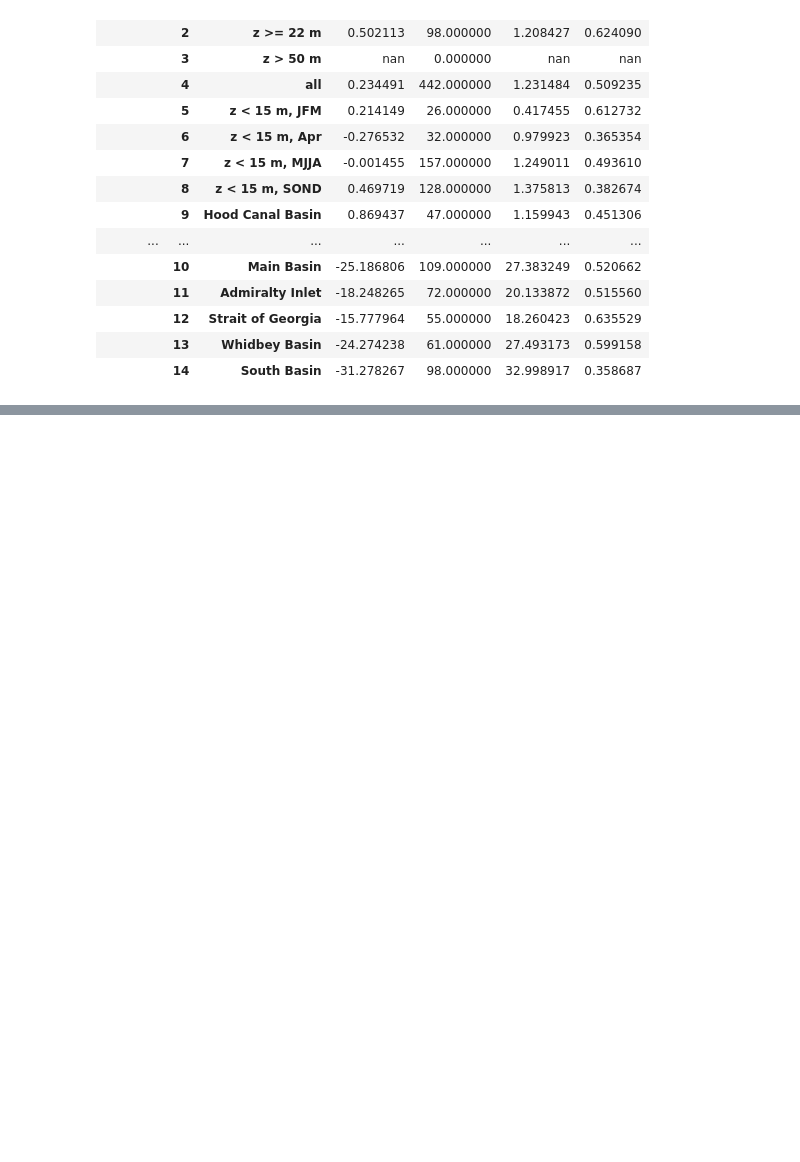
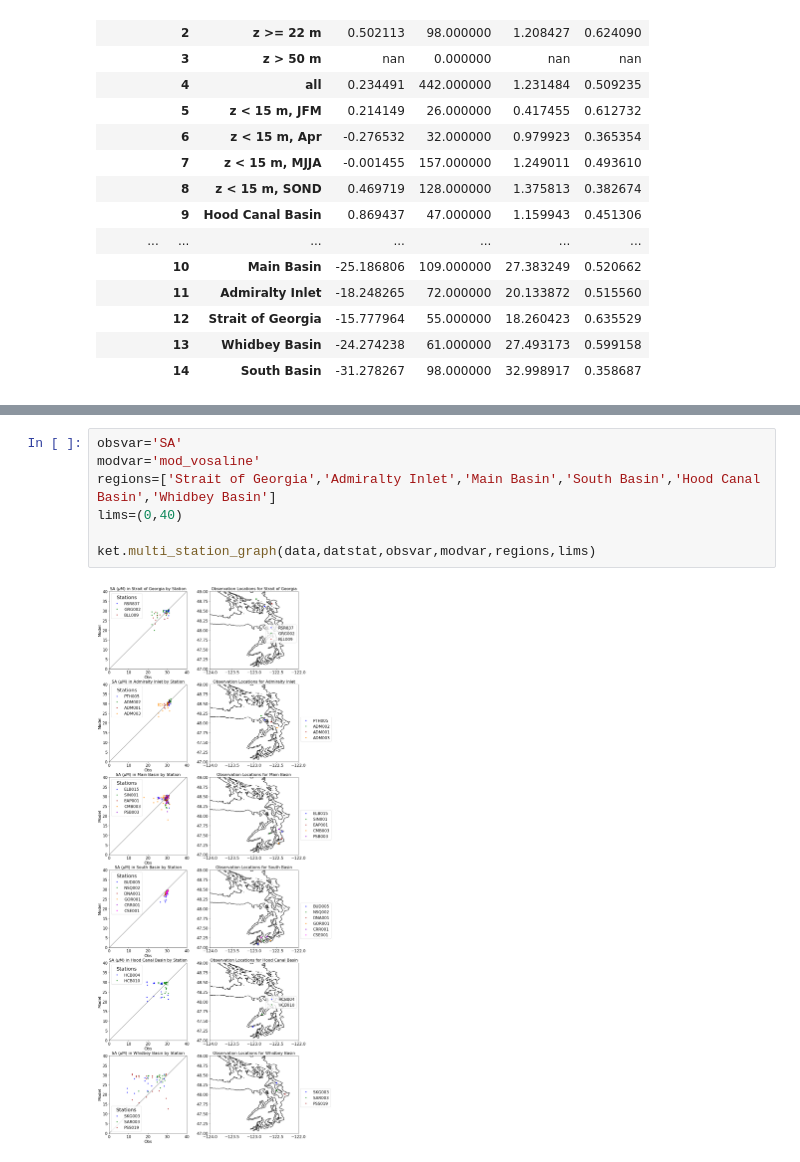
Before and after one commit to SalishSeaCast/analysis-keegan, a Jupyter notebook: notebooks/Evaluations/Individual_year_evaluations/2009_Puget_Evaluation.ipynb, the cells around one changed output, grey strips where cells are left out. Drawn from its saved outputs; the diff is of its cells as text; blank space fills up the shorter version.

```diff
--- a/notebooks/Evaluations/Individual_year_evaluations/2009_Puget_Evaluation.ipynb
+++ b/notebooks/Evaluations/Individual_year_evaluations/2009_Puget_Evaluation.ipynb
@@ -523,0 +534,9 @@ tbl
+# %%
+obsvar='SA'
+modvar='mod_vosaline'
+regions=['Strait of Georgia','Admiralty Inlet','Main Basin','South Basin','Hood Canal Basin','Whidbey Basin']
+lims=(0,40)
+
+ket.multi_station_graph(data,datstat,obsvar,modvar,regions,lims)
+# %% [output]
+[figure, added]
```
Also changed, not shown: parts of 1 cell of this notebook, 1 other file.
